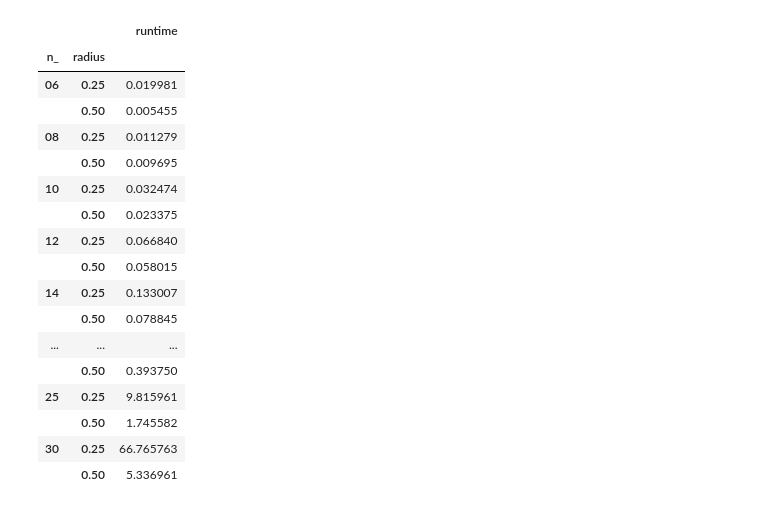
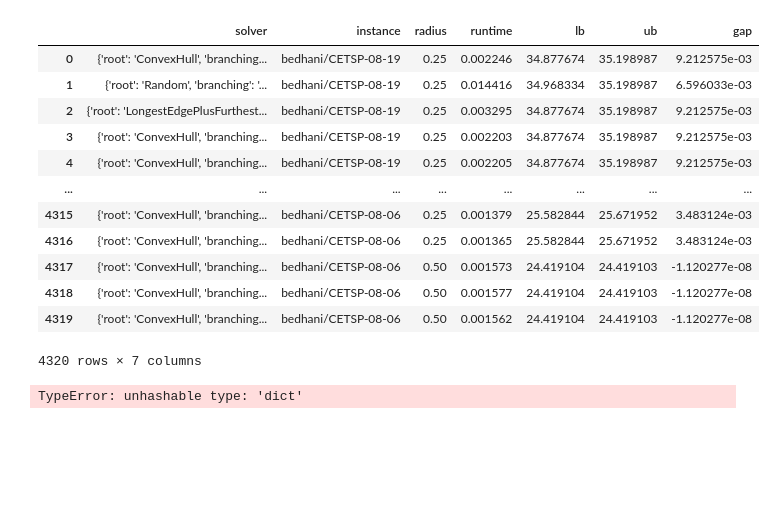
Before and after one commit to d-krupke/close-enough-tsp, a Jupyter notebook: evaluation/bedhani_benchmark/03_analyze.ipynb, the cells around one changed output. Cells and saved outputs as stored; diff of their text form; code cells hidden in the pictures; blank space fills up the shorter version.

```diff
--- a/evaluation/bedhani_benchmark/03_analyze.ipynb
+++ b/evaluation/bedhani_benchmark/03_analyze.ipynb
@@ -4,3 +4,7 @@ from aemeasure import read_as_pandas_table, Database
 Database("results").compress()
 # %%
 data = read_as_pandas_table("results")
+data["solver"] = data["configuration"].apply(lambda d: str(d))
+data = data.drop_duplicates(subset=["solver", "instance", "radius"], keep="last")
+# %%
+data["gap"]=data["ub"]/data["lb"]-1
@@ -7,27 +51,26 @@ data = read_as_pandas_table("results")
+# %%
+data[["solver", "instance",  "radius","runtime", "lb", "ub", "gap"]]
+# %% [output]
+|  | solver | instance | radius | runtime | lb | ub | gap |
+| 0 | {'root': 'ConvexHull', 'branching... | bedhani/CETSP-08-19 | 0.25 | 0.002246 | 34.877674 | 35.198987 | 9.212575e-03 |
+| 1 | {'root': 'Random', 'branching': '... | bedhani/CETSP-08-19 | 0.25 | 0.014416 | 34.968334 | 35.198987 | 6.596033e-03 |
+| 2 | {'root': 'LongestEdgePlusFurthest... | bedhani/CETSP-08-19 | 0.25 | 0.003295 | 34.877674 | 35.198987 | 9.212575e-03 |
+| 3 | {'root': 'ConvexHull', 'branching... | bedhani/CETSP-08-19 | 0.25 | 0.002203 | 34.877674 | 35.198987 | 9.212575e-03 |
+| 4 | {'root': 'ConvexHull', 'branching... | bedhani/CETSP-08-19 | 0.25 | 0.002205 | 34.877674 | 35.198987 | 9.212575e-03 |
+| ... | ... | ... | ... | ... | ... | ... | ... |
+| 4315 | {'root': 'ConvexHull', 'branching... | bedhani/CETSP-08-06 | 0.25 | 0.001379 | 25.582844 | 25.671952 | 3.483124e-03 |
+| 4316 | {'root': 'ConvexHull', 'branching... | bedhani/CETSP-08-06 | 0.25 | 0.001365 | 25.582844 | 25.671952 | 3.483124e-03 |
+| 4317 | {'root': 'ConvexHull', 'branching... | bedhani/CETSP-08-06 | 0.50 | 0.001573 | 24.419104 | 24.419103 | -1.120277e-08 |
+| 4318 | {'root': 'ConvexHull', 'branching... | bedhani/CETSP-08-06 | 0.50 | 0.001577 | 24.419104 | 24.419103 | -1.120277e-08 |
+| 4319 | {'root': 'ConvexHull', 'branching... | bedhani/CETSP-08-06 | 0.50 | 0.001562 | 24.419104 | 24.419103 | -1.120277e-08 |
+4320 rows × 7 columns
 # %%
 import pandas as pd
 pd.set_option('display.max_rows', 600)
 data["n_"] = data["instance"].apply(lambda s: s.split("-")[-2])
-data[["instance", "radius", "runtime","n_"]].sort_values(by="runtime").groupby(["instance","n_", "radius"])[["runtime"]].min().reset_index().groupby(["n_", "radius"])[["runtime"]].max()
+data[["instance", "radius", "runtime","n_", "configuration"]].sort_values(by="runtime").groupby(["instance","n_", "radius", "configuration"])[["runtime"]].min().reset_index().groupby(["n_", "radius"])[["runtime"]].max()
 # %% [output]
-|  |  | runtime |
-| n_ | radius |  |
-| 06 | 0.25 | 0.019981 |
-|  | 0.50 | 0.005455 |
-| 08 | 0.25 | 0.011279 |
-|  | 0.50 | 0.009695 |
-| 10 | 0.25 | 0.032474 |
-|  | 0.50 | 0.023375 |
-| 12 | 0.25 | 0.066840 |
-|  | 0.50 | 0.058015 |
-| 14 | 0.25 | 0.133007 |
-|  | 0.50 | 0.078845 |
-| ... | ... | ... |
-|  | 0.50 | 0.393750 |
-| 25 | 0.25 | 9.815961 |
-|  | 0.50 | 1.745582 |
-| 30 | 0.25 | 66.765763 |
-|  | 0.50 | 5.336961 |
+TypeError: unhashable type: 'dict'
 # %% [markdown]
 ![image.png](attachment:22676f0f-eb44-4c98-be80-3ab233413796.png)
 # %% [markdown]
```
Also changed, not shown: parts of 4 cells of this notebook, 4 other files.
